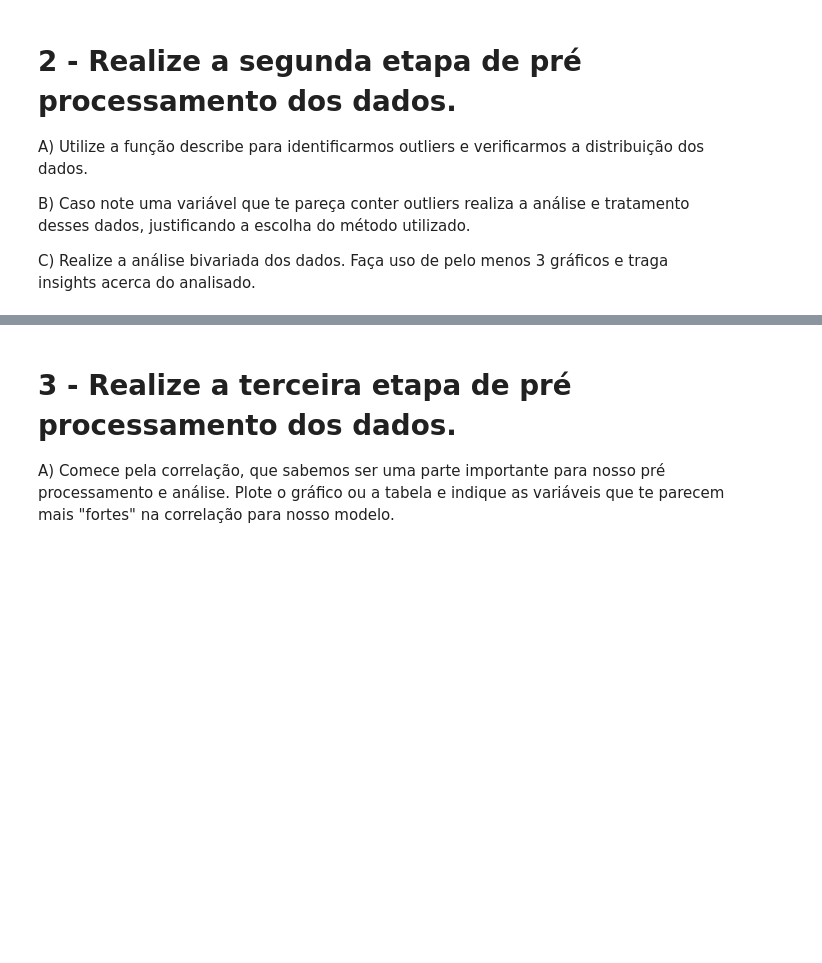
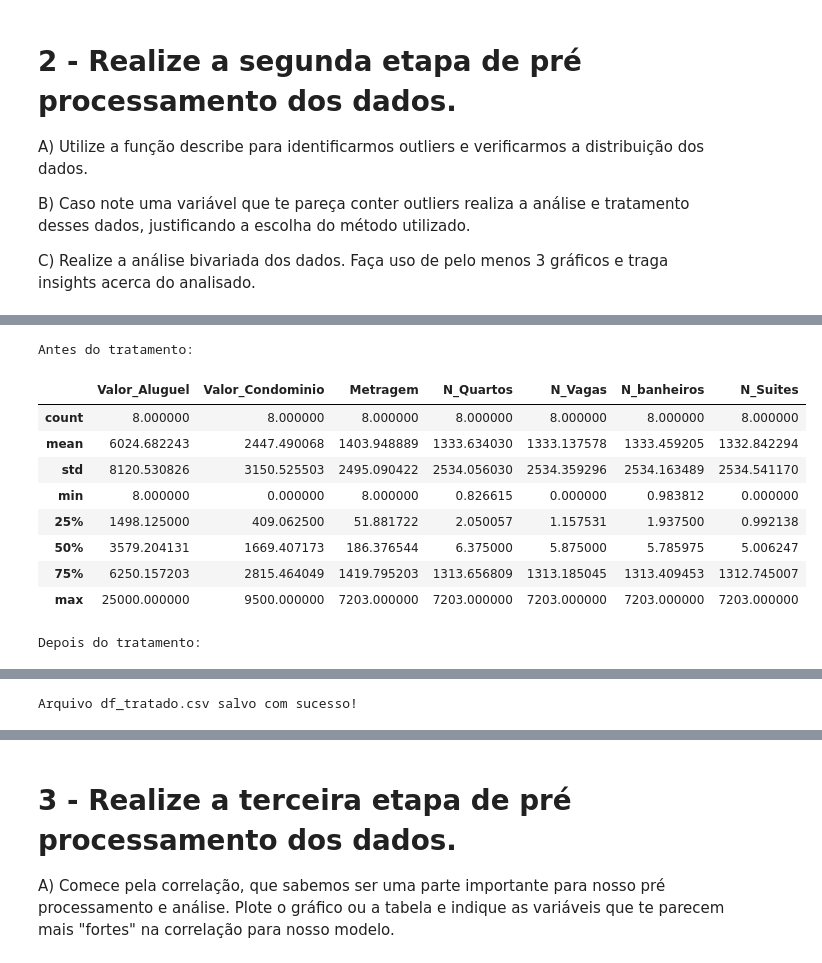
Before and after one commit to RToyoyama/Modulo_18_EBAC, a Jupyter notebook: Notebooks/Profissao Cientista de Dados M18 Pratique.ipynb, the cells around one changed output, grey strips where cells are left out. Cells and saved outputs as stored; diff of their text form; code cells hidden in the pictures; blank space fills up the shorter version.

```diff
--- a/Notebooks/Profissao Cientista de Dados M18 Pratique.ipynb
+++ b/Notebooks/Profissao Cientista de Dados M18 Pratique.ipynb
@@ -95,0 +152,37 @@ C) Realize a análise bivariada dos dados. Faça uso de pelo menos 3 gráficos e
+# %%
+def compute_iqr_limits(series, k=1.5):
+    q1 = series.quantile(0.25)
+    q3 = series.quantile(0.75)
+    iqr = q3 - q1
+    lower = max(0, q1 - k * iqr)
+    upper = q3 + k * iqr
+    return lower, upper
+
+def compute_percentile_limits(series, lower_p=0.01, upper_p=0.99):
+    lower = series.quantile(lower_p)
+    upper = series.quantile(upper_p)
+    return lower, upper
+
+def winsorize_series(series, lower, upper):
+    return series.clip(lower=lower, upper=upper)
+# %%
+summary = []
+
+# --- Método IQR ---
+for col in cols_iqr:
+    ser = pd.to_numeric(df_tratado[col], errors='coerce')
+    lower, upper = compute_iqr_limits(ser)
+    df_tratado[f'{col}_tratado'] = winsorize_series(ser, lower, upper)
+    df_tratado[f'{col}_was_clipped'] = (ser < lower) | (ser > upper)
+    summary.append({'coluna': col, 'metodo': 'IQR', 'lim_inf': lower, 'lim_sup': upper})
+
+# --- Método Percentil ---
+for col in cols_percentil:
+    ser = pd.to_numeric(df_tratado[col], errors='coerce')
+    lower, upper = compute_percentile_limits(ser)
+    df_tratado[f'{col}_tratado'] = winsorize_series(ser, lower, upper)
+    df_tratado[f'{col}_was_clipped'] = (ser < lower) | (ser > upper)
+    summary.append({'coluna': col, 'metodo': 'Percentil', 'lim_inf': lower, 'lim_sup': upper})
+
+summary_df = pd.DataFrame(summary)
+display(summary_df)
@@ -95,0 +198,20 @@ C) Realize a análise bivariada dos dados. Faça uso de pelo menos 3 gráficos e
+# %%
+cols_all = cols_iqr + cols_percentil
+
+print("Antes do tratamento:")
+display(df[cols_all].describe())
+
+print("\nDepois do tratamento:")
+display(df_tratado[[f"{c}_tratado" for c in cols_all]].describe())
+# %% [output]
+Antes do tratamento:
+|  | Valor_Aluguel | Valor_Condominio | Metragem | N_Quartos | N_Vagas | N_banheiros | N_Suites |
+| count | 8.000000 | 8.000000 | 8.000000 | 8.000000 | 8.000000 | 8.000000 | 8.000000 |
+| mean | 6024.682243 | 2447.490068 | 1403.948889 | 1333.634030 | 1333.137578 | 1333.459205 | 1332.842294 |
+| std | 8120.530826 | 3150.525503 | 2495.090422 | 2534.056030 | 2534.359296 | 2534.163489 | 2534.541170 |
+| min | 8.000000 | 0.000000 | 8.000000 | 0.826615 | 0.000000 | 0.983812 | 0.000000 |
+| 25% | 1498.125000 | 409.062500 | 51.881722 | 2.050057 | 1.157531 | 1.937500 | 0.992138 |
+| 50% | 3579.204131 | 1669.407173 | 186.376544 | 6.375000 | 5.875000 | 5.785975 | 5.006247 |
+| 75% | 6250.157203 | 2815.464049 | 1419.795203 | 1313.656809 | 1313.185045 | 1313.409453 | 1312.745007 |
+| max | 25000.000000 | 9500.000000 | 7203.000000 | 7203.000000 | 7203.000000 | 7203.000000 | 7203.000000 |
+Depois do tratamento:
@@ -95,0 +227,6 @@ C) Realize a análise bivariada dos dados. Faça uso de pelo menos 3 gráficos e
+# %%
+path_to_assets = "../assets/df_tratado.csv"
+df_tratado.to_csv(path_to_assets, index=False)
+print("Arquivo df_tratado.csv salvo com sucesso!")
+# %% [output]
+Arquivo df_tratado.csv salvo com sucesso!
```
Also changed, not shown: parts of 10 cells of this notebook.
